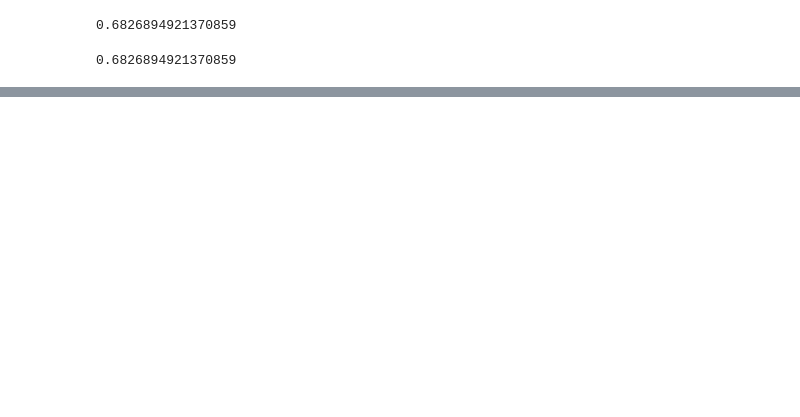
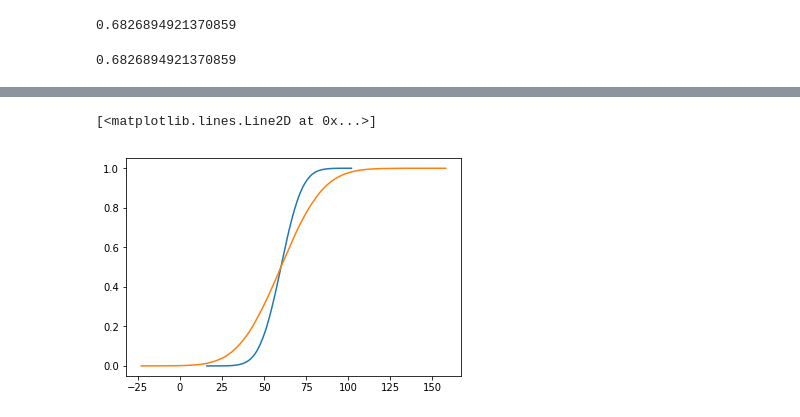
Before and after one commit to fchikwekwe/DS-1-1, a Jupyter notebook: Standard Deviation and Variance.ipynb, the cells around one changed output, grey strips where cells are left out. Cells and saved outputs as stored; diff of their text form; code cells hidden in the pictures; blank space fills up the shorter version.

```diff
--- a/Standard Deviation and Variance.ipynb
+++ b/Standard Deviation and Variance.ipynb
@@ -59,3 +49,11 @@ def calculate_cdf(x, data):
 cdf_a = [calculate_cdf(a, r)/len(a) for r in range(int(np.min(a)), int(np.max(a)))]
 
 cdf_b = [calculate_cdf(b, r)/len(b) for r in range(int(np.min(b)), int(np.max(b)))]
+# %%
+import matplotlib.pyplot as plt
+
+plt.plot(range(int(np.min(a)), int(np.max(a))), cdf_a)
+plt.plot(range(int(np.min(b)), int(np.max(b))), cdf_b)
+# %% [output]
+[<matplotlib.lines.Line2D at 0x...>]
+[figure, added]
```
Also changed, not shown: parts of 5 cells of this notebook, 1 other file.
